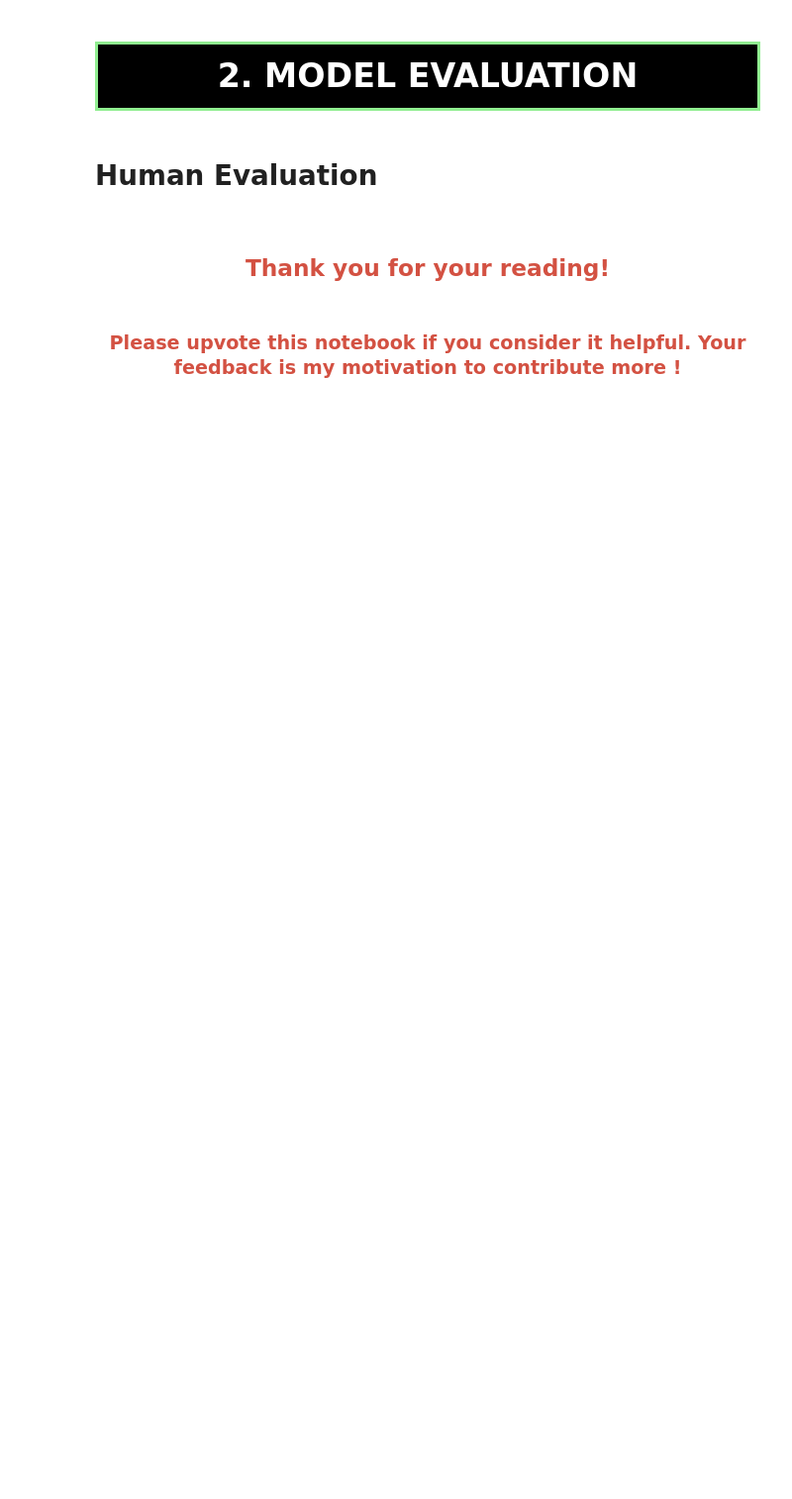
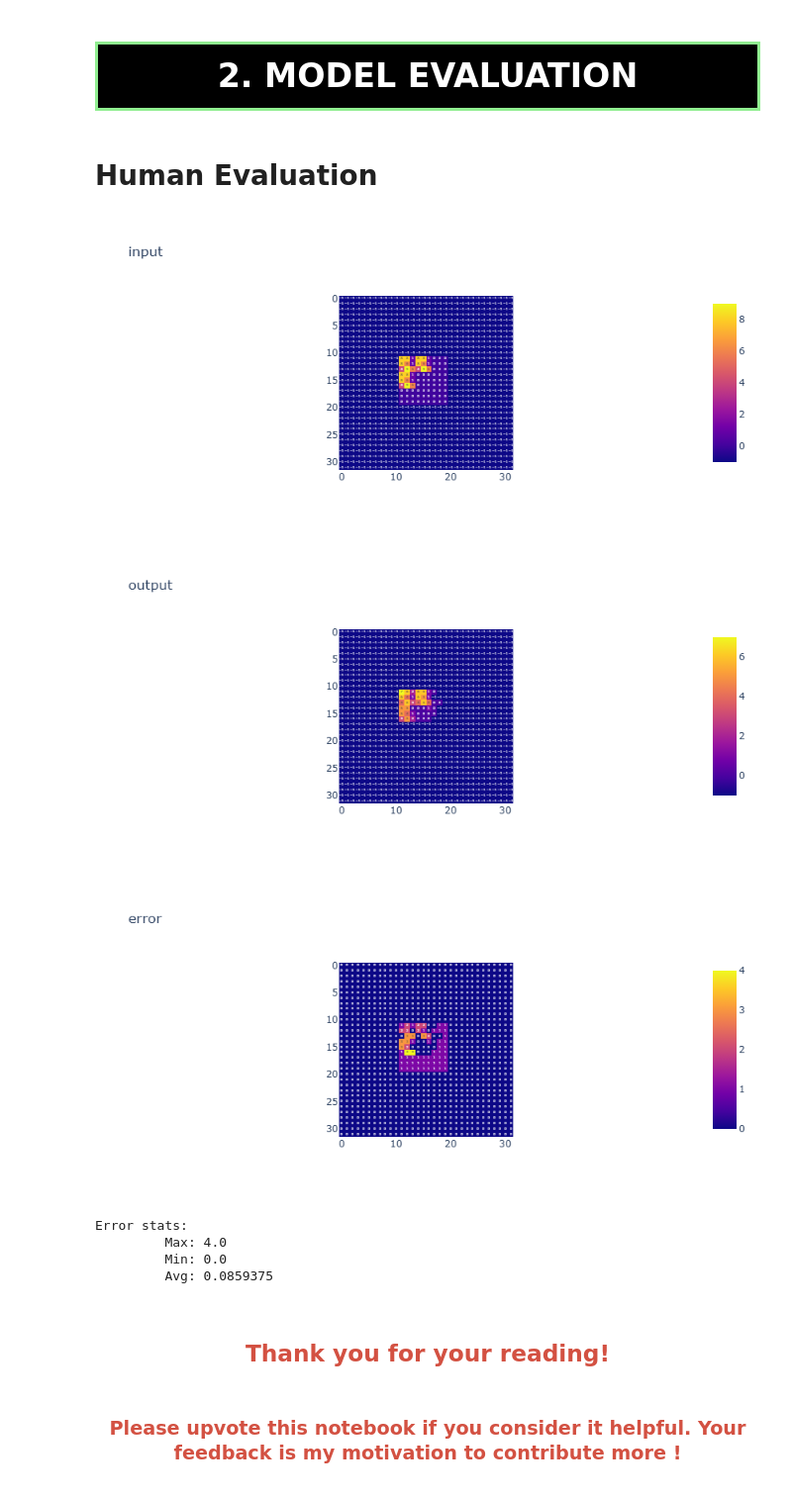
Before and after one commit to HariWu1995/DiMARCo, a Jupyter notebook: notebooks/Model Insights.ipynb, the cells around one changed output. Shown: that part at 99% size. Saved outputs shown, nothing was run; the diff lists cells and outputs as text; code cells hidden in the pictures; blank space fills up the shorter version.

```diff
--- a/notebooks/Model Insights.ipynb
+++ b/notebooks/Model Insights.ipynb
@@ -145,8 +181,9 @@ else:
 # %%
 sample_idx = 123
 batch_idx = 1
-noise_scale = 0.1
-denoise_steps = checkpoint_config['diffuser']['diffusion_steps']
+noise_scale = 0.19
+denoise_steps = 20
+# denoise_steps = checkpoint_config['diffuser']['denoising_steps']
 
 x = dataset[sample_idx][0][batch_idx]
 
@@ -167,33 +204,41 @@ x_n = x_n.to(device)
 
 # Predict
 with torch.no_grad():
     if model_config['backbone'] == 'catunet':
         x = c
         y = model(x_n, c, t=denoise_steps)
     else:
         y = model(x_n, t=denoise_steps)
 
 x = x.squeeze().detach().cpu().numpy()
 y = y.squeeze().detach().cpu().numpy()
 
 if model_config['backbone'] != 'catunet':
     x *= 10
     y *= 10
 
 x = np.rint(x)
 y = np.rint(y)
 
 x = np.where(x >= 0, x, -1)
 y = np.where(y >= 0, y, -1)
 
 e = np.abs(y - x)
 
 plot_trigrids(x, y, e)
 
 print('Error stats:')
 print('\t Max:', np.max(e))
 print('\t Min:', np.min(e))
 print('\t Avg:', np.mean(e))
+# %% [output]
+[figure, added]
+[figure, added]
+[figure, added]
+Error stats:
+         Max: 4.0
+         Min: 0.0
+         Avg: 0.0859375
 # %% [markdown]
 ## <div style="color: #D35142; font-weight: bold; font-size: 100%; text-align :center; padding: 12.0px; background: #ffffff"> Thank you for your reading! </div>
 ### <div style="color: #D35142; font-weight: bold; font-size: 100%; text-align: center; padding: 12.0px; background: #ffffff"> Please upvote this notebook if you consider it helpful. Your feedback is my motivation to contribute more ! </div>
```
Also changed, not shown: parts of 2 cells of this notebook, 12 other files.
